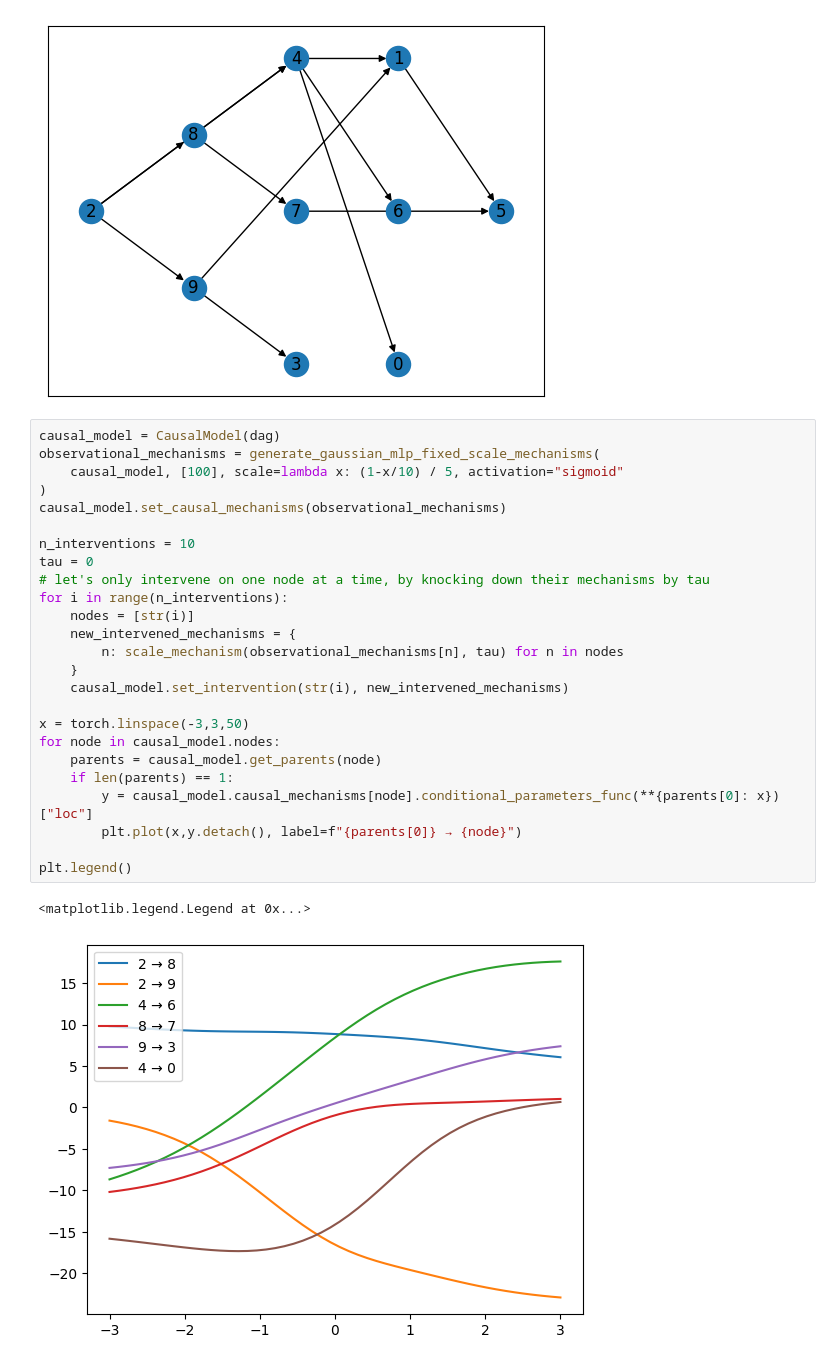
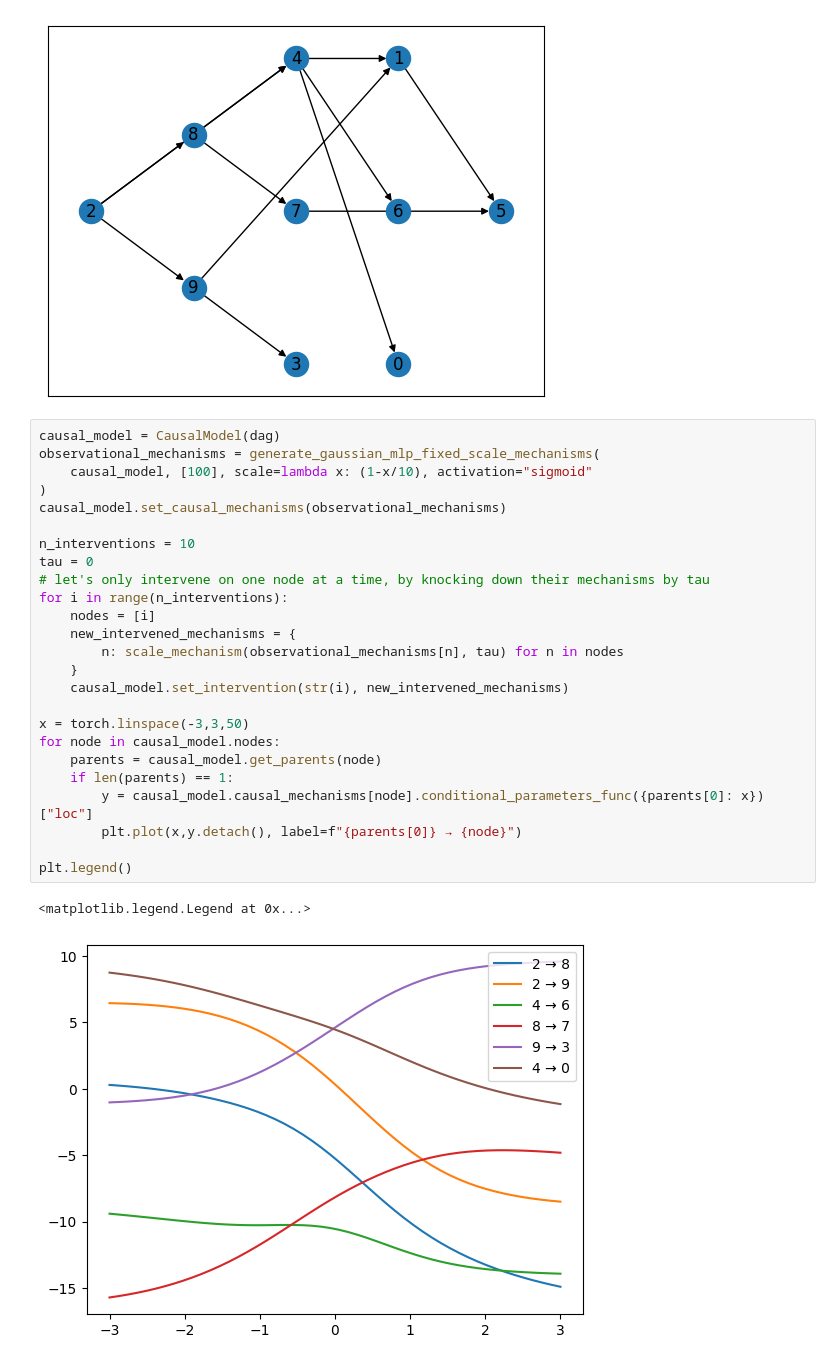
Before and after one commit to azizilab/sdcd, a Jupyter notebook: notebooks/simulation.ipynb, the cells around one changed output. Saved outputs shown, nothing was run; the diff lists cells and outputs as text.

```diff
--- a/notebooks/simulation.ipynb
+++ b/notebooks/simulation.ipynb
@@ -26,29 +26,29 @@ draw_dag_topological_sort(dag)
 # %%
 causal_model = CausalModel(dag)
 observational_mechanisms = generate_gaussian_mlp_fixed_scale_mechanisms(
-    causal_model, [100], scale=lambda x: (1-x/10) / 5, activation="sigmoid"
+    causal_model, [100], scale=lambda x: (1-x/10), activation="sigmoid"
 )
 causal_model.set_causal_mechanisms(observational_mechanisms)
 
 n_interventions = 10
 tau = 0
 # let's only intervene on one node at a time, by knocking down their mechanisms by tau
 for i in range(n_interventions):
-    nodes = [str(i)]
+    nodes = [i]
     new_intervened_mechanisms = {
         n: scale_mechanism(observational_mechanisms[n], tau) for n in nodes
     }
     causal_model.set_intervention(str(i), new_intervened_mechanisms)
 
 x = torch.linspace(-3,3,50)
 for node in causal_model.nodes:
     parents = causal_model.get_parents(node)
     if len(parents) == 1:
-        y = causal_model.causal_mechanisms[node].conditional_parameters_func(**{parents[0]: x})["loc"]
+        y = causal_model.causal_mechanisms[node].conditional_parameters_func({parents[0]: x})["loc"]
         plt.plot(x,y.detach(), label=f"{parents[0]} → {node}")
 
 plt.legend()
 # %% [output]
 <matplotlib.legend.Legend at 0x...>
-[figure, old version]
+[figure, new version]
 # %%
```
Also changed, not shown: parts of 6 cells of this notebook, 5 other files.
